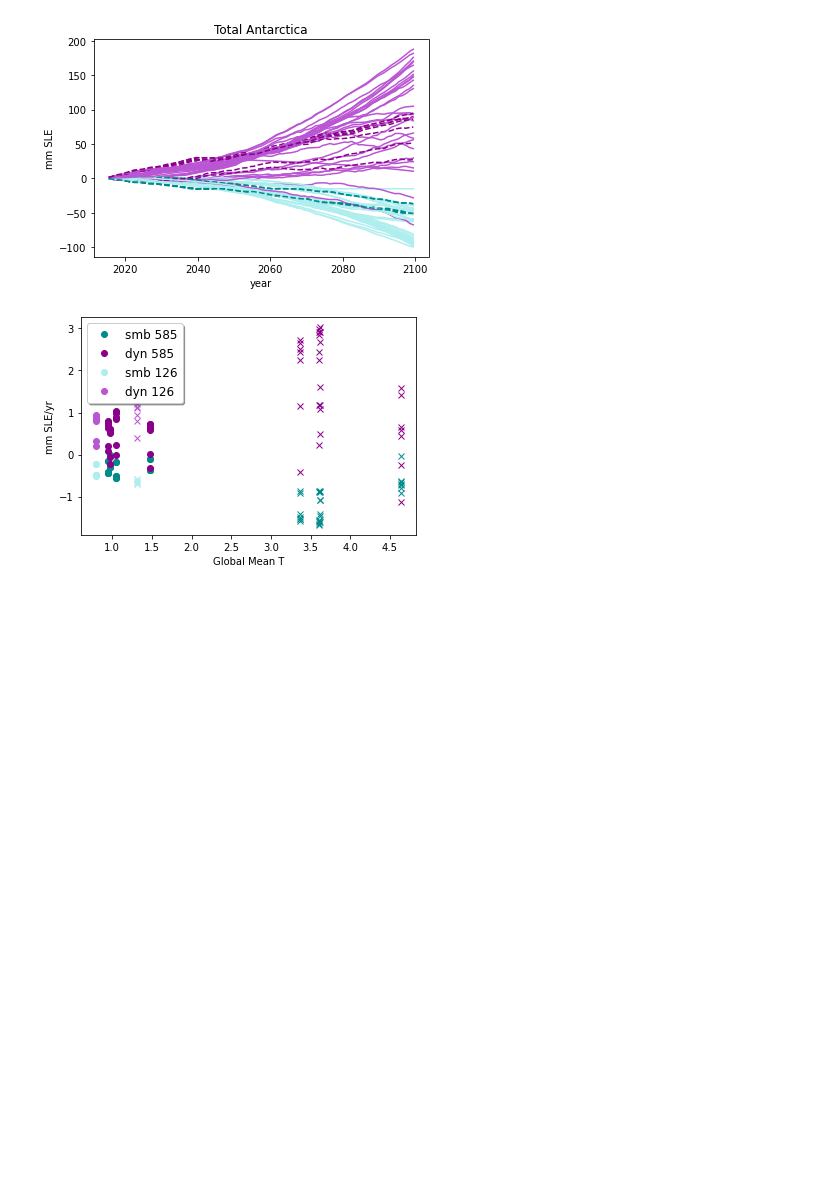
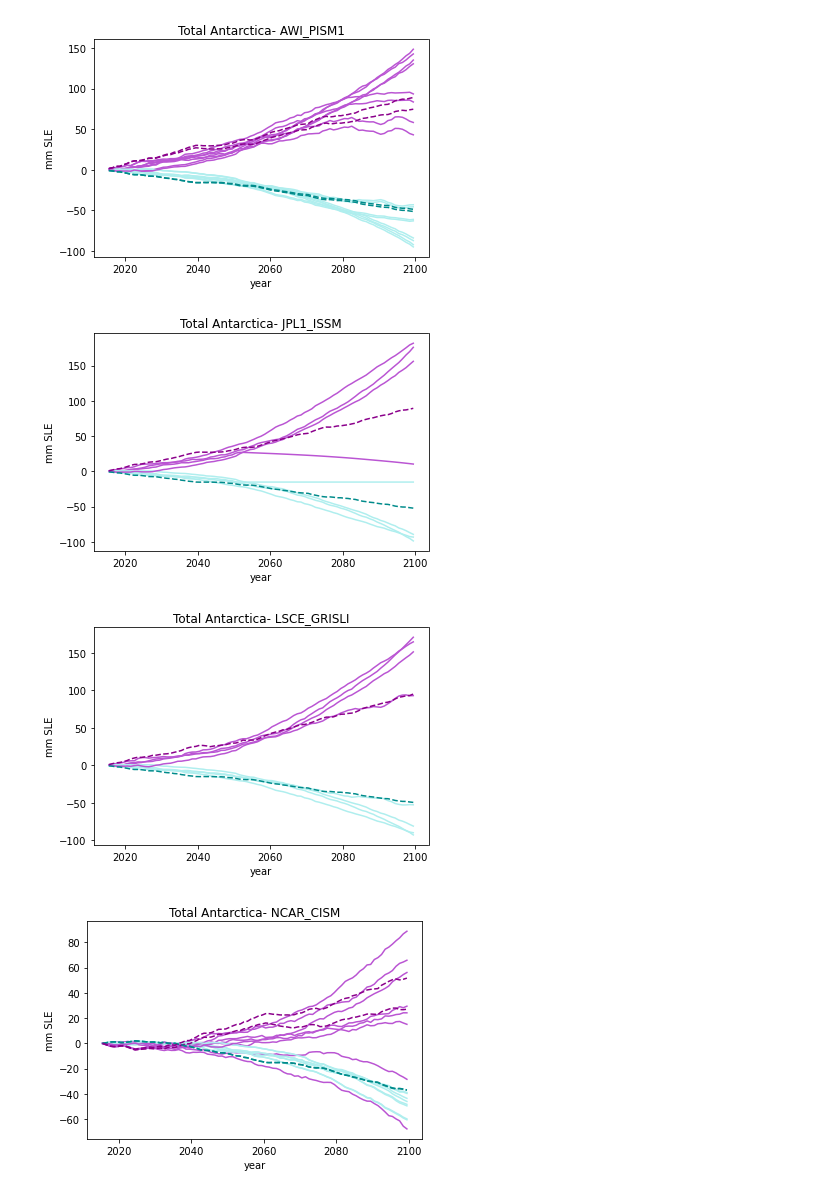
Before and after one commit to cmip6moap/project01, a Jupyter notebook: code/Sammie/Ant_DynamicVsSMB.ipynb, the cells around one changed output. Saved outputs shown, nothing was run; the diff lists cells and outputs as text; code cells hidden in the pictures; blank space fills up the shorter version.

```diff
--- a/code/Sammie/Ant_DynamicVsSMB.ipynb
+++ b/code/Sammie/Ant_DynamicVsSMB.ipynb
@@ -26,5 +461,5 @@ from pathlib import Path
 # %%
-#Total Antarctica- all models
+#Total Antarctica- by model
 smb_585=[]
 dyn_585=[]
 smb_126=[]
@@ -38,9 +473,6 @@ dyn_585_rate=[]
 smb_126_rate=[]
 dyn_126_rate=[]
 
-#Average temps by experiment number
-exp_avg_temp_2050=[0.949585,0.796631,1.46893,1.04221,0.971954,0.949585,0.796631,1.46893,1.04221,0.971954]
-exp_avg_temp_2100=[3.60321,1.30756,4.63235,3.61523,3.37021,3.60321,1.30756,4.63235,3.61523,3.37021]
 
 for model in ('AWI_PISM1','JPL1_ISSM','LSCE_GRISLI','NCAR_CISM', 'UCIJPL_ISSM'):
         for exp in (1,3,4,5,6,8,9,10):
@@ -86,75 +518,38 @@ for model in ('AWI_PISM1','JPL1_ISSM','LSCE_GRISLI','NCAR_CISM', 'UCIJPL_ISSM'):
             if smb_file.is_file():
                 ds=nc.Dataset(smb_file)
                 time=ds['time'][:85]
                 smb_rate=-(ds['smb'][:85]*.000031536)/361
                 smb_126_rate.append(smb_rate)
                 smb_cum=np.zeros(len(smb_rate))
                 smb_cum[0]=smb_rate[0]
                 for i in range(len(smb_rate)-1):
                     smb_cum[i+1]=smb_cum[i]+smb_rate[i+1]
                 smb_126.append(smb_cum)
 
 
 
                 #import dynamic
                 fp='project01_main/data/raw_data/GRL_paper_data/AIS/Ice/'
                 ds=nc.Dataset(fp+'computed_limnsw_minus_ctrl_proj_AIS_'+model+'_expB'+str(exp)+'.nc')
                 dyn_cum=(ds['limnsw_total_antarctica'][:85]/361)-smb_cum
                 dyn_126.append(dyn_cum)
                 dyn_rate=np.zeros(len(dyn_cum))
                 dyn_rate[0]=dyn_cum[0]
                 for i in range(len(dyn_rate)-1):
                     dyn_rate[i+1]=dyn_cum[i+1]-dyn_cum[i]
                 dyn_126_rate.append(dyn_rate)
 
                 temp_126_2050.append(exp_avg_temp_2050[exp-1])
                 temp_126_2100.append(exp_avg_temp_2100[exp-1])
                 plt.plot(time,smb_cum,'--',color='darkcyan')
                 plt.plot(time,dyn_cum,'--',color='darkmagenta')
 
-plt.title('Total Antarctica')
-plt.ylabel('mm SLE')
-plt.xlabel('year')
-plt.savefig('Whole_AA_timeseries.jpg')
-plt.show()
-
-#Average rate of change for 2050 and for 2100 vs Temperature
-
-smb_585_mean_2050=[]
-smb_585_mean_2100=[]
-smb_126_mean_2050=[]
-smb_126_mean_2100=[]
-dyn_585_mean_2050=[]
-dyn_585_mean_2100=[]
-dyn_126_mean_2050=[]
-dyn_126_mean_2100=[]
-
-for i in range (len(smb_585)):
-    smb_585_mean_2050.append(np.average(smb_585_rate[i][:35]))
-    smb_585_mean_2100.append(np.average(smb_585_rate[i][35:]))
-    dyn_585_mean_2050.append(np.average(dyn_585_rate[i][:35]))
-    dyn_585_mean_2100.append(np.average(dyn_585_rate[i][35:]))
-for i in range (len(smb_126)):
-    smb_126_mean_2050.append(np.average(smb_126_rate[i][:35]))
-    smb_126_mean_2100.append(np.average(smb_126_rate[i][35:]))
-    dyn_126_mean_2050.append(np.average(dyn_126_rate[i][:35]))
-    dyn_126_mean_2100.append(np.average(dyn_126_rate[i][35:]))
-
-
-plt.plot(temp_585_2050,smb_585_mean_2050,'o',color='darkcyan', label='smb 585')
-plt.plot(temp_585_2100,smb_585_mean_2100,'x',color='darkcyan')
-plt.plot(temp_585_2050,dyn_585_mean_2050,'o',color='darkmagenta', label='dyn 585')
-plt.plot(temp_585_2100,dyn_585_mean_2100,'x',color='darkmagenta')
-plt.plot(temp_126_2050,smb_126_mean_2050,'o',color='paleturquoise', label='smb 126')
-plt.plot(temp_126_2100,smb_126_mean_2100,'x',color='paleturquoise')
-plt.plot(temp_126_2050,dyn_126_mean_2050,'o',color='mediumorchid', label='dyn 126')
-plt.plot(temp_126_2100,dyn_126_mean_2100,'x',color='mediumorchid')
-plt.ylabel('mm SLE/yr')
-plt.xlabel('Global Mean T')
-plt.savefig('SLRvT_AllAa.jpg')
-plt.legend(loc='upper left', shadow=True, fontsize='large')
-
-plt.show()
+        plt.title('Total Antarctica- '+model)
+        plt.ylabel('mm SLE')
+        plt.xlabel('year')
+        plt.show()
 # %% [output]
-[figure, old version]
+[figure, new version]
-[figure, old version]
+[figure, new version]
+[figure, added]
+[figure, added]
```
Also changed, not shown: parts of 7 cells of this notebook.
